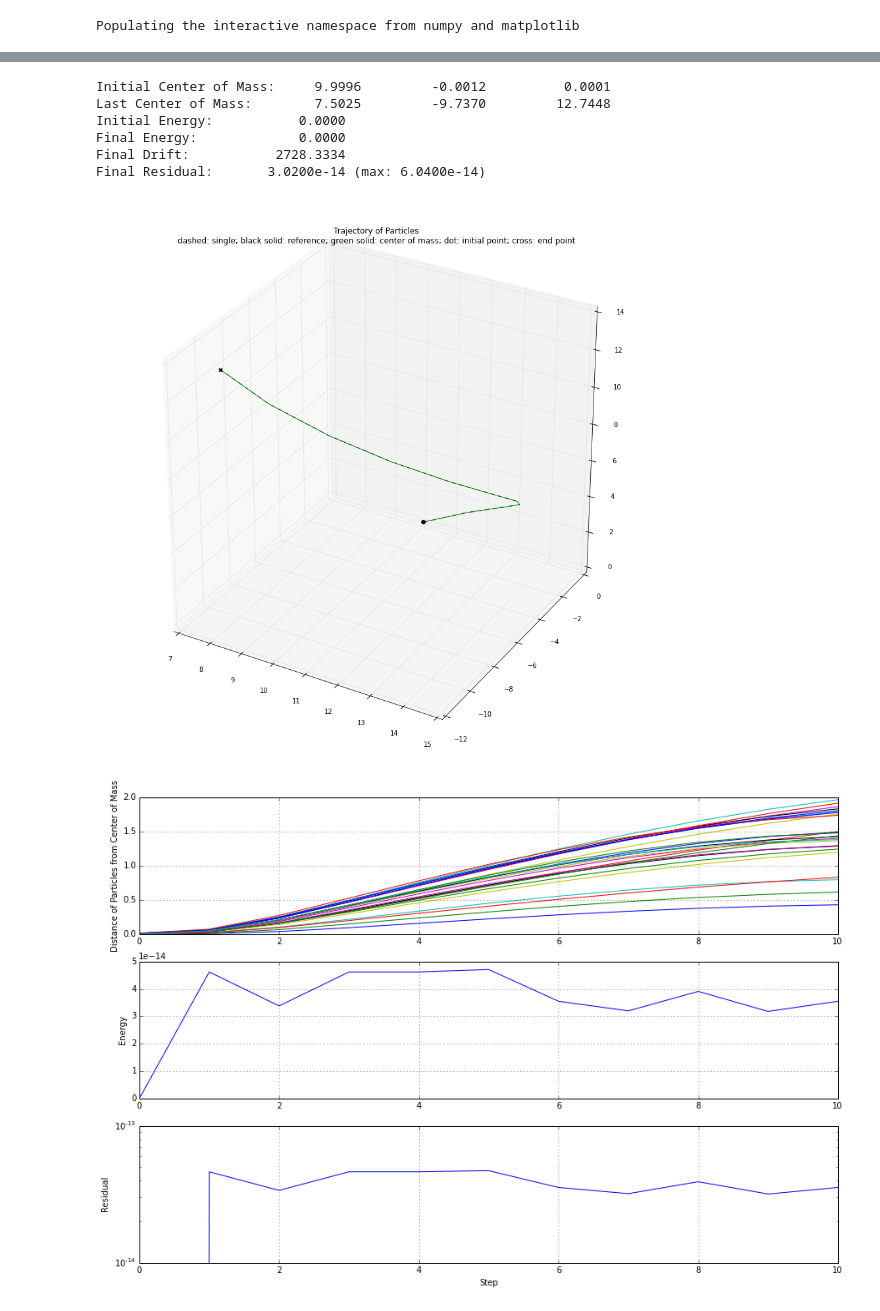
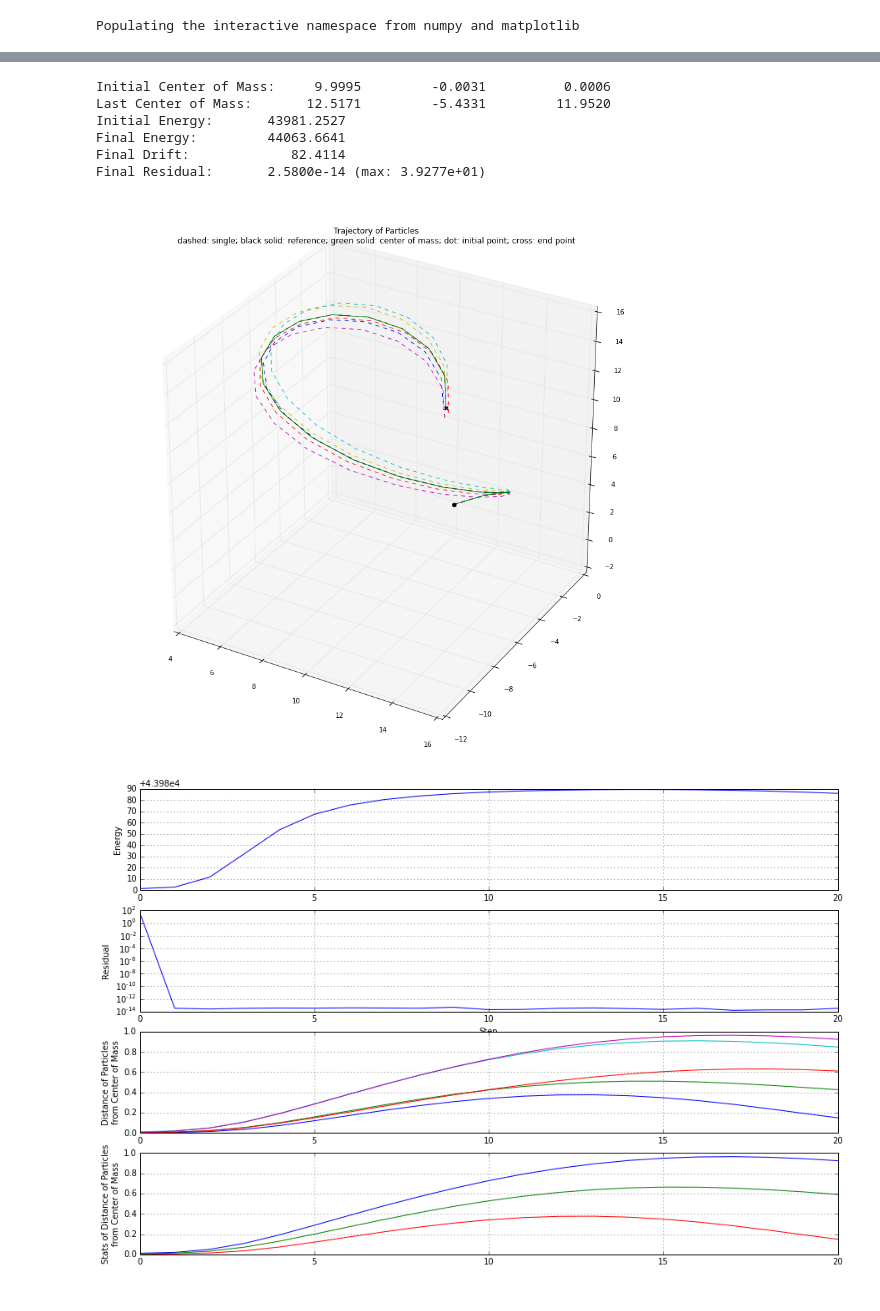
Before and after one commit to Parallel-in-Time/PFASST, a Jupyter notebook: examples/boris/Boris_SDC_Plots.ipynb, the cells around one changed output, grey strips where cells are left out. Cells and saved outputs as stored; diff of their text form; code cells hidden in the pictures.

Commit message:
examples: boris: some tweaks and additions to python analysis

```diff
--- a/examples/boris/Boris_SDC_Plots.ipynb
+++ b/examples/boris/Boris_SDC_Plots.ipynb
@@ -9,7 +9,7 @@ build_dir_suffix = "build_clang"
 build_dir = os.path.abspath(os.path.curdir + "/../../" + build_dir_suffix)
 run_dir = os.path.abspath(os.path.curdir + "/../../run")
 # %%
-data = BorisData(build_dir=build_dir, nsteps=500, niter=20, nparticles=25)
+data = BorisData(build_dir=build_dir, nsteps=500, niter=20, nparticles=5)
 # %%
 plot_trajectories(data)
 plot_analytics(data)
@@ -25,13 +25,13 @@ Final Residual:       3.0200e-14 (max: 6.0400e-14)
 # %%
-plot_trajectories(data, until=10)
-plot_analytics(data, until=10, wo_drift=True)
+plot_trajectories(data, until=20)
+plot_analytics(data, until=20, wo_drift=True)
 # %% [output]
-Initial Center of Mass:     9.9996         -0.0012          0.0001
-Last Center of Mass:        7.5025         -9.7370         12.7448
-Initial Energy:           0.0000
-Final Energy:             0.0000
-Final Drift:           2728.3334
-Final Residual:       3.0200e-14 (max: 6.0400e-14)
+Initial Center of Mass:     9.9995         -0.0031          0.0006
+Last Center of Mass:       12.5171         -5.4331         11.9520
+Initial Energy:       43981.2527
+Final Energy:         44063.6641
+Final Drift:             82.4114
+Final Residual:       2.5800e-14 (max: 3.9277e+01)
-[figure, old version]
+[figure, new version]
-[figure, old version]
+[figure, new version]
 # %%
```
Also changed, not shown: parts of 2 cells of this notebook, 2 other files.
